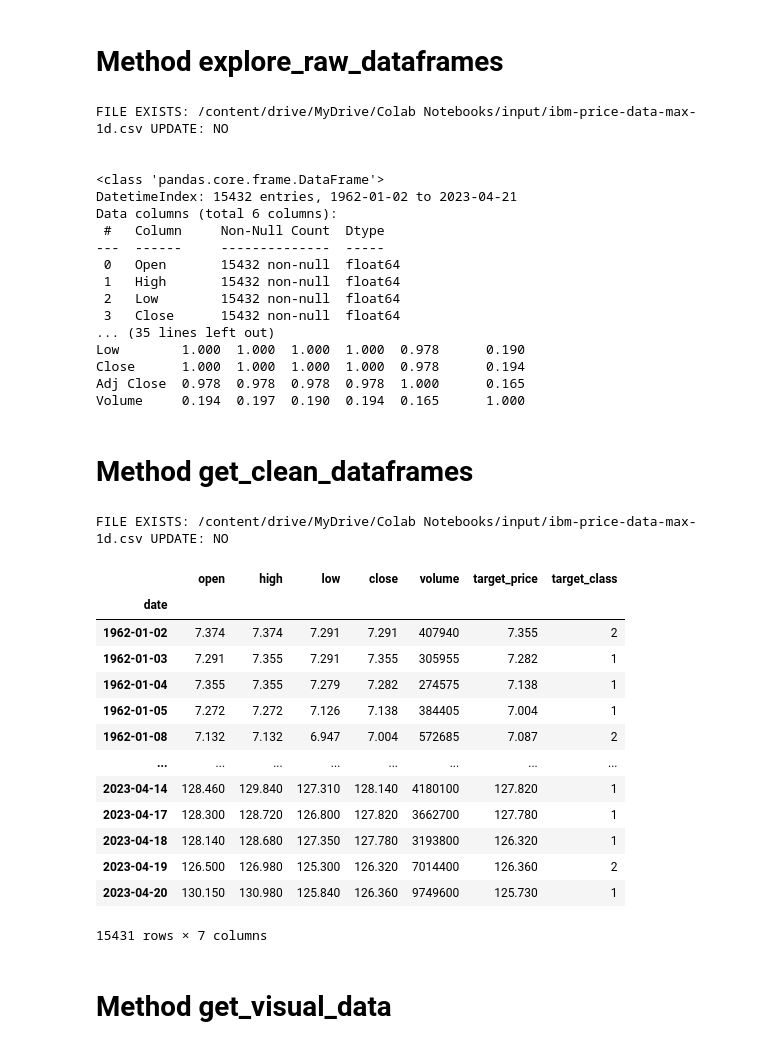
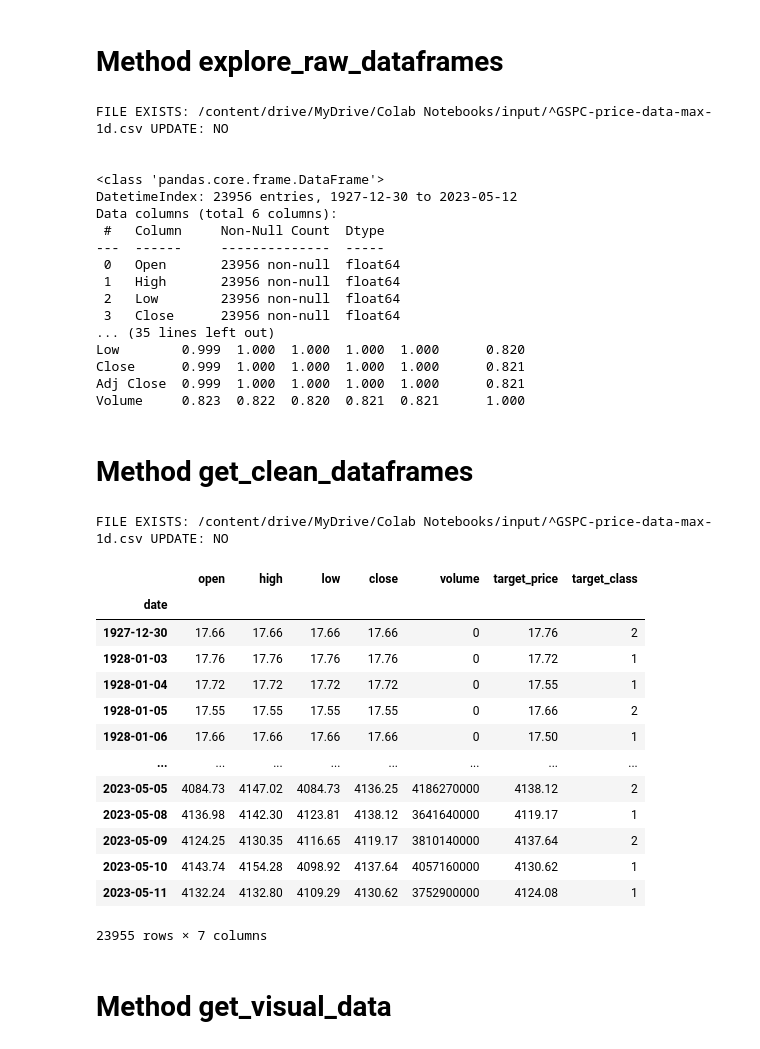
Before and after one commit to burrittresearch/stock-market-forecasting-in-python, a Jupyter notebook: stock-market-forecasting-in-python.ipynb, the cells around one changed output. Drawn from its saved outputs; the diff is of its cells as text; code cells hidden in the pictures.

```diff
--- a/stock-market-forecasting-in-python.ipynb
+++ b/stock-market-forecasting-in-python.ipynb
@@ -720,3 +737,6 @@ class AssetData:
+# %%
+str_co_ticker_1 = '^GSPC'
+str_co_ticker_2 = '^DJI'
 # %% [markdown]
 # Method get_ticker
 # %%
@@ -764,45 +784,45 @@ FILE EXISTS: /content/drive/MyDrive/Colab Notebooks/input/ibm-price-data-max-1d.
 # %% [markdown]
 # Method explore_raw_dataframes
 # %%
-AssetData('ibm').explore_raw_dataframes()
+AssetData(str_co_ticker_1).explore_raw_dataframes()
 # %% [output]
-FILE EXISTS: /content/drive/MyDrive/Colab Notebooks/input/ibm-price-data-max-1d.csv UPDATE: NO
+FILE EXISTS: /content/drive/MyDrive/Colab Notebooks/input/^GSPC-price-data-max-1d.csv UPDATE: NO
 
 
 <class 'pandas.core.frame.DataFrame'>
-DatetimeIndex: 15432 entries, 1962-01-02 to 2023-04-21
+DatetimeIndex: 23956 entries, 1927-12-30 to 2023-05-12
 Data columns (total 6 columns):
  #   Column     Non-Null Count  Dtype
 ---  ------     --------------  -----
- 0   Open       15432 non-null  float64
- 1   High       15432 non-null  float64
- 2   Low        15432 non-null  float64
- 3   Close      15432 non-null  float64
+ 0   Open       23956 non-null  float64
+ 1   High       23956 non-null  float64
+ 2   Low        23956 non-null  float64
+ 3   Close      23956 non-null  float64
 ... (35 lines left out)
-Low        1.000  1.000  1.000  1.000  0.978      0.190
-Close      1.000  1.000  1.000  1.000  0.978      0.194
-Adj Close  0.978  0.978  0.978  0.978  1.000      0.165
-Volume     0.194  0.197  0.190  0.194  0.165      1.000
+Low        0.999  1.000  1.000  1.000  1.000      0.820
+Close      0.999  1.000  1.000  1.000  1.000      0.821
+Adj Close  0.999  1.000  1.000  1.000  1.000      0.821
+Volume     0.823  0.822  0.820  0.821  0.821      1.000
 # %% [markdown]
 # Method get_clean_dataframes
 # %%
-AssetData('ibm').get_clean_dataframes()
+AssetData(str_co_ticker_1).get_clean_dataframes()
 # %% [output]
-FILE EXISTS: /content/drive/MyDrive/Colab Notebooks/input/ibm-price-data-max-1d.csv UPDATE: NO
+FILE EXISTS: /content/drive/MyDrive/Colab Notebooks/input/^GSPC-price-data-max-1d.csv UPDATE: NO
 |  | open | high | low | close | volume | target_price | target_class |
 | date |  |  |  |  |  |  |  |
-| 1962-01-02 | 7.374 | 7.374 | 7.291 | 7.291 | 407940 | 7.355 | 2 |
-| 1962-01-03 | 7.291 | 7.355 | 7.291 | 7.355 | 305955 | 7.282 | 1 |
-| 1962-01-04 | 7.355 | 7.355 | 7.279 | 7.282 | 274575 | 7.138 | 1 |
-| 1962-01-05 | 7.272 | 7.272 | 7.126 | 7.138 | 384405 | 7.004 | 1 |
-| 1962-01-08 | 7.132 | 7.132 | 6.947 | 7.004 | 572685 | 7.087 | 2 |
+| 1927-12-30 | 17.66 | 17.66 | 17.66 | 17.66 | 0 | 17.76 | 2 |
+| 1928-01-03 | 17.76 | 17.76 | 17.76 | 17.76 | 0 | 17.72 | 1 |
+| 1928-01-04 | 17.72 | 17.72 | 17.72 | 17.72 | 0 | 17.55 | 1 |
+| 1928-01-05 | 17.55 | 17.55 | 17.55 | 17.55 | 0 | 17.66 | 2 |
+| 1928-01-06 | 17.66 | 17.66 | 17.66 | 17.66 | 0 | 17.50 | 1 |
 | ... | ... | ... | ... | ... | ... | ... | ... |
-| 2023-04-14 | 128.460 | 129.840 | 127.310 | 128.140 | 4180100 | 127.820 | 1 |
-| 2023-04-17 | 128.300 | 128.720 | 126.800 | 127.820 | 3662700 | 127.780 | 1 |
-| 2023-04-18 | 128.140 | 128.680 | 127.350 | 127.780 | 3193800 | 126.320 | 1 |
-| 2023-04-19 | 126.500 | 126.980 | 125.300 | 126.320 | 7014400 | 126.360 | 2 |
-| 2023-04-20 | 130.150 | 130.980 | 125.840 | 126.360 | 9749600 | 125.730 | 1 |
+| 2023-05-05 | 4084.73 | 4147.02 | 4084.73 | 4136.25 | 4186270000 | 4138.12 | 2 |
+| 2023-05-08 | 4136.98 | 4142.30 | 4123.81 | 4138.12 | 3641640000 | 4119.17 | 1 |
+| 2023-05-09 | 4124.25 | 4130.35 | 4116.65 | 4119.17 | 3810140000 | 4137.64 | 2 |
+| 2023-05-10 | 4143.74 | 4154.28 | 4098.92 | 4137.64 | 4057160000 | 4130.62 | 1 |
+| 2023-05-11 | 4132.24 | 4132.80 | 4109.29 | 4130.62 | 3752900000 | 4124.08 | 1 |
-15431 rows × 7 columns
+23955 rows × 7 columns
 # %% [markdown]
 # Method get_visual_data
 # %%
```
Also changed, not shown: parts of 14 cells of this notebook.
